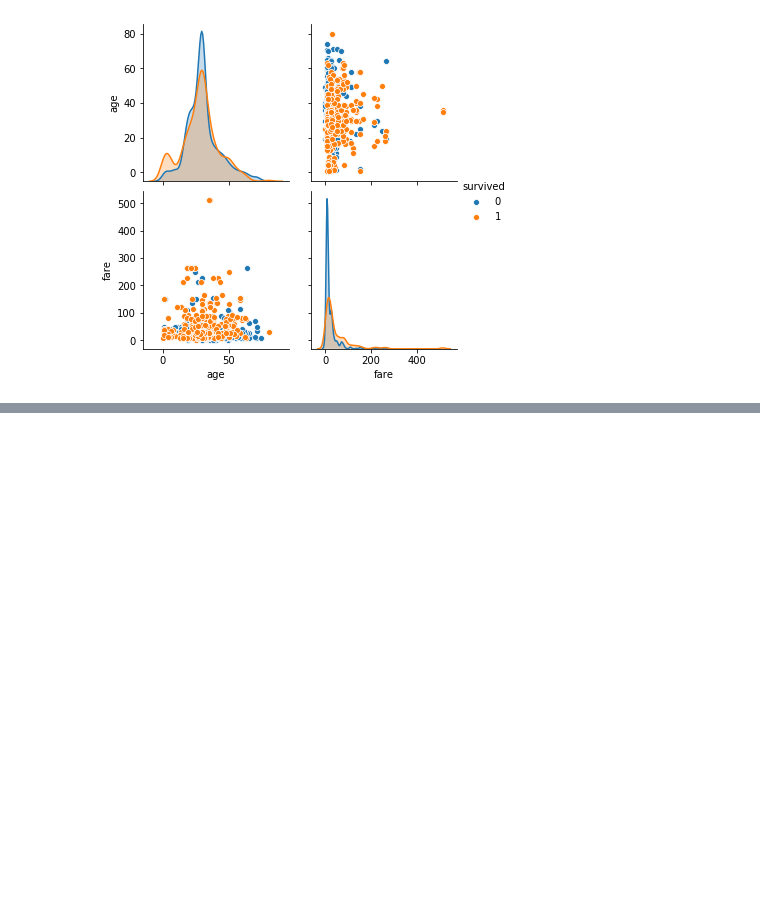
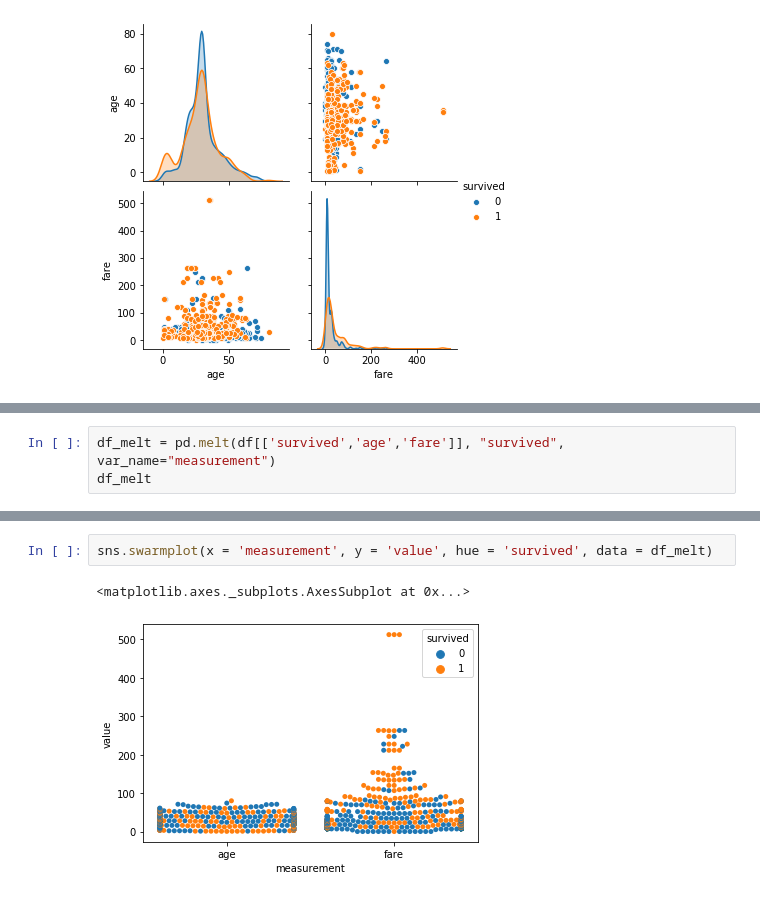
Before and after one commit to ravinder79/classification, a Jupyter notebook: classification_exercises_repeat.ipynb, the cells around one changed output, grey strips where cells are left out. Saved outputs shown, nothing was run; the diff lists cells and outputs as text; blank space fills up the shorter version.

```diff
--- a/classification_exercises_repeat.ipynb
+++ b/classification_exercises_repeat.ipynb
@@ -244,0 +253,3 @@ sns.pairplot(df[['age', 'fare', 'survived']],hue = 'survived')
+# %%
+df_melt = pd.melt(df[['survived','age','fare']], "survived", var_name="measurement")
+df_melt
@@ -244,0 +270,5 @@ sns.pairplot(df[['age', 'fare', 'survived']],hue = 'survived')
+# %%
+sns.swarmplot(x = 'measurement', y = 'value', hue = 'survived', data = df_melt)
+# %% [output]
+<matplotlib.axes._subplots.AxesSubplot at 0x...>
+[figure, added]
```
Also changed, not shown: parts of 2 cells of this notebook.
